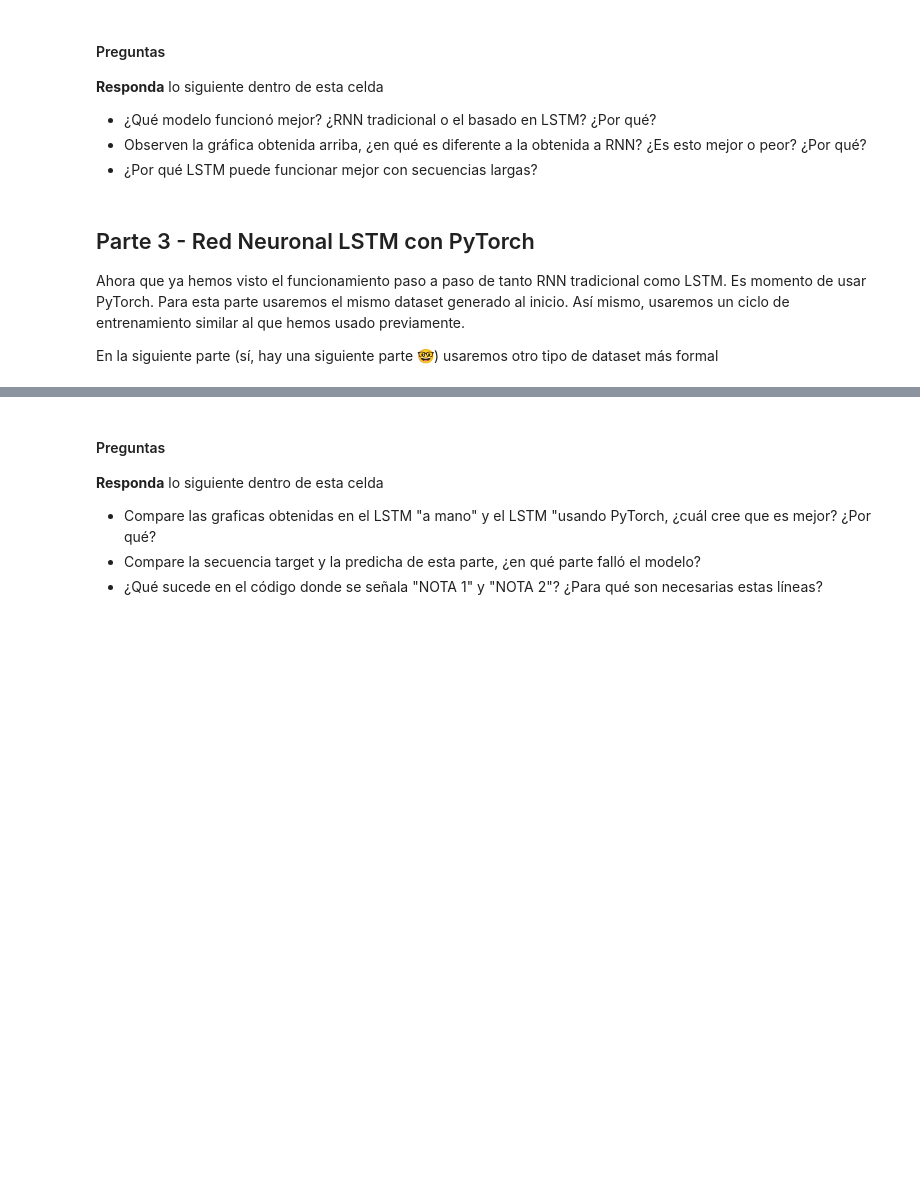
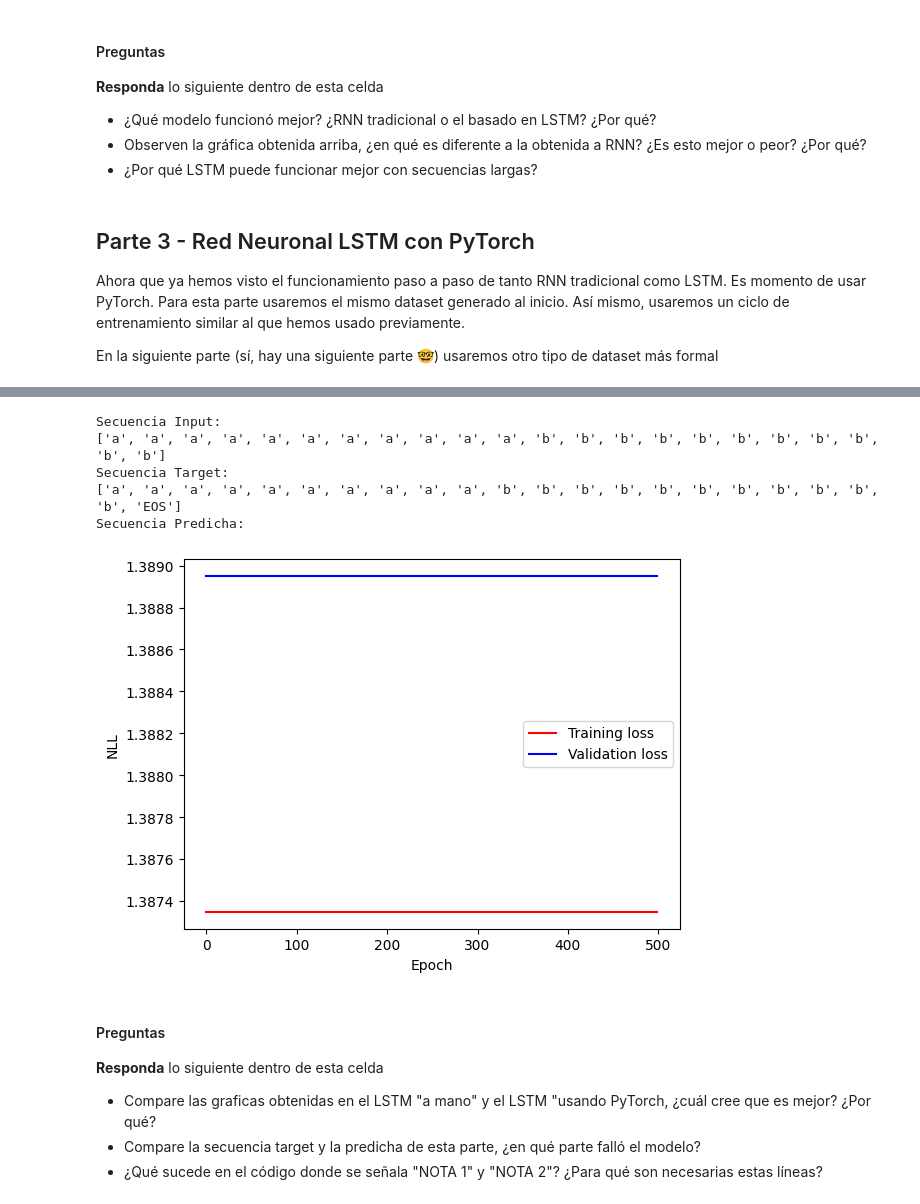
Before and after one commit to Manuel-Archila/Lab3_DL, a Jupyter notebook: lab3.ipynb, the cells around one changed output, grey strips where cells are left out. Cells and saved outputs as stored; diff of their text form; code cells hidden in the pictures; blank space fills up the shorter version.

```diff
--- a/lab3.ipynb
+++ b/lab3.ipynb
@@ -1228,7 +1249,7 @@ def backward(z, f, i, g, C, o, h, v, outputs, targets, p = params):
         # Aprox 1 linea para calcular la perdida con cross entropy
         # loss += ...
         # YOUR CODE HERE
-        raise NotImplementedError()
+        loss += -np.sum(targets[t] * np.log(outputs[t]))
 
         # Obtener el hidden state del estado previo
         C_prev= C[t-1]
@@ -1241,7 +1262,7 @@ def backward(z, f, i, g, C, o, h, v, outputs, targets, p = params):
         # Aprox 1 linea para actualizar la gradiente de la relacion del hidden-state al output gate
         # W_v_d +=
         # YOUR CODE HERE
-        raise NotImplementedError()
+        W_v_d += np.dot(dv, h[t].T)
         b_v_d += dv
 
         # Calculo de la derivada del hidden state y el output gate
@@ -1252,7 +1273,7 @@ def backward(z, f, i, g, C, o, h, v, outputs, targets, p = params):
         # do = ..
         # Hint: Recuerde multiplicar por el valor previo de do (el de arriba)
         # YOUR CODE HERE
-        raise NotImplementedError()
+        do = dh * tanh(C[t], derivative=True) * sigmoid(o[t], derivative=True)
 
         # Actualizacion de las gradientes con respecto al output gate
         W_o_d += np.dot(do, z[t].T)
@@ -1264,7 +1285,7 @@ def backward(z, f, i, g, C, o, h, v, outputs, targets, p = params):
         dg = dC * i[t]
         # Aprox 1 linea de codigo para terminar el calculo de dg
         # YOUR CODE HERE
-        raise NotImplementedError()
+        dg = dC * i[t] * tanh(g[t], derivative=True)
 
         # Actualización de las gradientes con respecto de la mem candidata
         W_g_d += np.dot(dg, z[t].T)
@@ -1278,7 +1299,8 @@ def backward(z, f, i, g, C, o, h, v, outputs, targets, p = params):
         # W_i_d +=
         # b_i_d +=
         # YOUR CODE HERE
-        raise NotImplementedError()
+        W_i_d += np.dot(di, z[t].T)
+        b_i_d += di
 
         # Calculo de las derivadas del forget gate y actualización de sus gradientes
         df = dC * C_prev
@@ -1287,7 +1309,8 @@ def backward(z, f, i, g, C, o, h, v, outputs, targets, p = params):
         # W_f_d +=
         # b_f_d +=
         # YOUR CODE HERE
-        raise NotImplementedError()
+        W_f_d += np.dot(df, z[t].T)
+        b_f_d += df
 
         # Calculo de las derivadas del input y la actualizacion de gradientes del hidden state previo
         dz = (np.dot(W_f.T, df)
@@ -1448,7 +1476,10 @@ class Net(nn.Module):
         #     una layer
         #     y NO (False) debe ser bidireccional
         # YOUR CODE HERE
-        raise NotImplementedError()
+        self.lstm = nn.LSTM(input_size=vocab_size,
+                            hidden_size=50,
+                            num_layers=1,
+                            bidirectional=False)
 
         # Layer de salida (output)
         self.l_out = nn.Linear(in_features=50,
@@ -1480,7 +1516,8 @@ net = Net()
 # criterion = # Use CrossEntropy
 # optimizer = # Use Adam con lr=3e-4
 # YOUR CODE HERE
-raise NotImplementedError()
+criterion = nn.CrossEntropyLoss()
+optimizer = torch.optim.Adam(net.parameters(), lr=3e-4)
 
 # Perdida
 training_loss, validation_loss = [], []
@@ -1512,13 +1549,13 @@ for i in range(num_epochs):
         # Aprox 1 linea para el Forward
         # outputs =
         # YOUR CODE HERE
-        raise NotImplementedError()
+        outputs = net(inputs_one_hot)
 
         # Aprox 1 linea para calcular la perdida
         # loss =
         # Hint: Use el criterion definido arriba
         # YOUR CODE HERE
-        raise NotImplementedError()
+        loss = criterion(outputs, targets_idx)
 
         # Actualizacion de la perdida
         epoch_validation_loss += loss.detach().numpy()
@@ -1543,20 +1580,20 @@ for i in range(num_epochs):
         # Aprox 1 linea para el Forward
         # outputs =
         # YOUR CODE HERE
-        raise NotImplementedError()
+        outputs = net(inputs_one_hot)
 
         # Aprox 1 linea para calcular la perdida
         # loss =
         # Hint: Use el criterion definido arriba
         # YOUR CODE HERE
-        raise NotImplementedError()
+        loss = criterion(outputs, targets_idx)
 
         # Aprox 3 lineas para definir el backward
         # optimizer.
         # loss.
         # optimizer.
         # YOUR CODE HERE
-        raise NotImplementedError()
+        optimizer.zero_grad()
 
         # Actualizacion de la perdida
         epoch_training_loss += loss.detach().numpy()
@@ -1584,35 +1642,42 @@ inputs_one_hot = one_hot_encode_sequence(inputs, vocab_size)
 targets_idx = [word_to_idx[word] for word in targets]
 
 # Convertir el input a un tensor
 inputs_one_hot = torch.Tensor(inputs_one_hot)
 inputs_one_hot = inputs_one_hot.permute(0, 2, 1)
 
 # Convertir el target a un tensor
 targets_idx = torch.LongTensor(targets_idx)
 
 
 # Aprox 1 linea para el Forward
 # outputs =
 # YOUR CODE HERE
-raise NotImplementedError()
+outputs = net(inputs_one_hot)
 
 print("Secuencia Input:")
 print(inputs)
 
 print("Secuencia Target:")
 print(targets)
 
 print("Secuencia Predicha:")
-print([idx_to_word[np.argmax(output)] for output in outputs])
+#print([idx_to_word[np.argmax(output)] for output in outputs])
 
 # Graficar la perdida en training y validacion
 epoch = np.arange(len(training_loss))
 plt.figure()
 plt.plot(epoch, training_loss, 'r', label='Training loss',)
 plt.plot(epoch, validation_loss, 'b', label='Validation loss')
 plt.legend()
 plt.xlabel('Epoch'), plt.ylabel('NLL')
 plt.show()
+# %% [output]
+Secuencia Input:
+['a', 'a', 'a', 'a', 'a', 'a', 'a', 'a', 'a', 'a', 'a', 'b', 'b', 'b', 'b', 'b', 'b', 'b', 'b', 'b', 'b', 'b']
+Secuencia Target:
+['a', 'a', 'a', 'a', 'a', 'a', 'a', 'a', 'a', 'a', 'b', 'b', 'b', 'b', 'b', 'b', 'b', 'b', 'b', 'b', 'b', 'EOS']
+Secuencia Predicha:
+[figure, added]
 # %% [markdown]
 #### Preguntas
 
```
Also changed, not shown: parts of 16 cells of this notebook.
